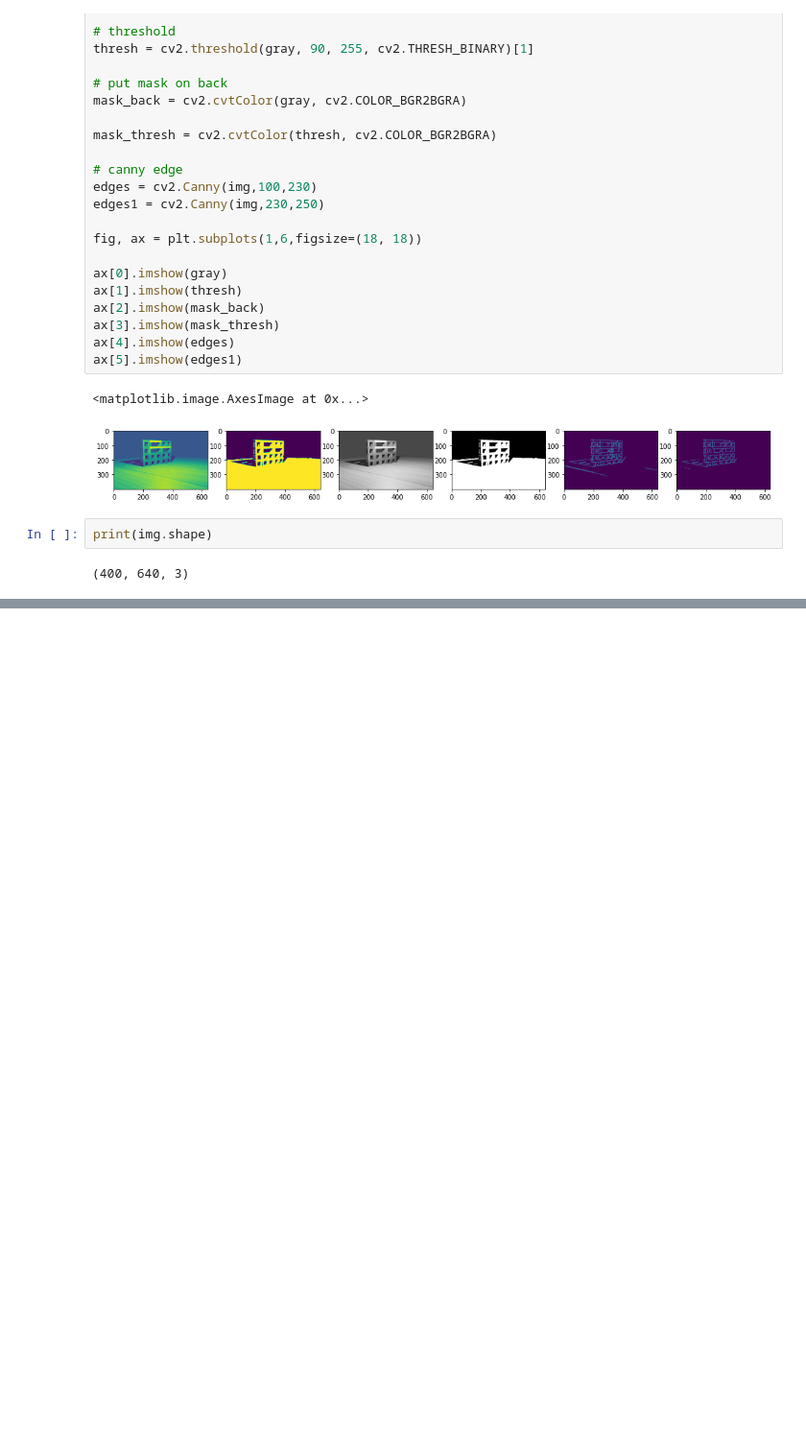
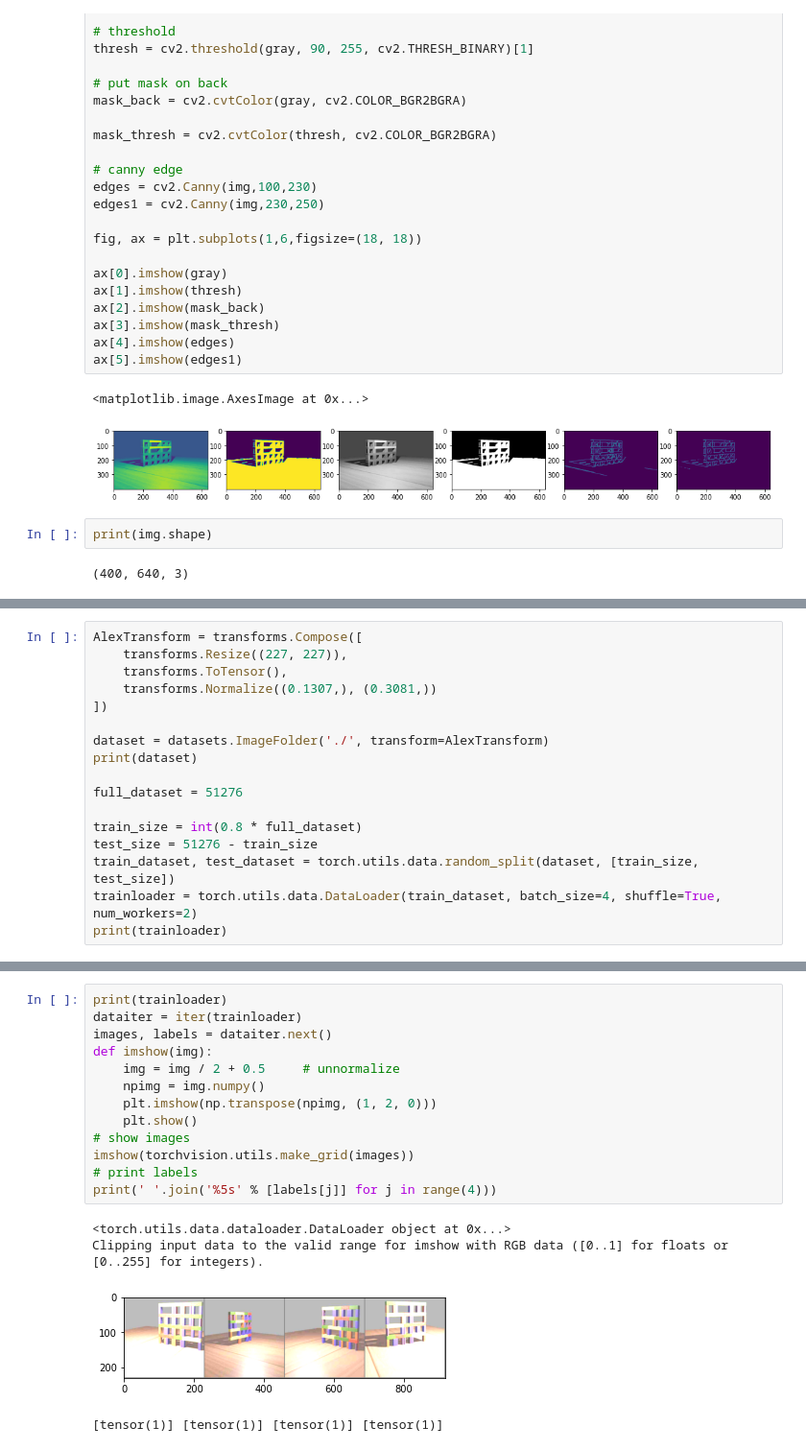
Before and after one commit to G-Gautam/AIFinalProject, a Jupyter notebook: final_christine.ipynb, the cells around one changed output, grey strips where cells are left out. Shown: that part at 96% size. Cells and saved outputs as stored; diff of their text form; blank space fills up the shorter version.

Commit message:
class for data loader

```diff
--- a/final_christine.ipynb
+++ b/final_christine.ipynb
@@ -77,0 +137,17 @@ print(img.shape)
+# %%
+AlexTransform = transforms.Compose([
+    transforms.Resize((227, 227)),
+    transforms.ToTensor(),
+    transforms.Normalize((0.1307,), (0.3081,))
+])
+
+dataset = datasets.ImageFolder('./', transform=AlexTransform)
+print(dataset)
+
+full_dataset = 51276
+
+train_size = int(0.8 * full_dataset)
+test_size = 51276 - train_size
+train_dataset, test_dataset = torch.utils.data.random_split(dataset, [train_size, test_size])
+trainloader = torch.utils.data.DataLoader(train_dataset, batch_size=4, shuffle=True, num_workers=2)
+print(trainloader)
@@ -86,2 +169,20 @@ AlexTransform = transforms.Compose([
 # %% [output]
 Using cache found in /Users/christinekim/.cache/torch/hub/pytorch_vision_v0.9.0
+# %%
+print(trainloader)
+dataiter = iter(trainloader)
+images, labels = dataiter.next()
+def imshow(img):
+    img = img / 2 + 0.5     # unnormalize
+    npimg = img.numpy()
+    plt.imshow(np.transpose(npimg, (1, 2, 0)))
+    plt.show()
+# show images
+imshow(torchvision.utils.make_grid(images))
+# print labels
+print(' '.join('%5s' % [labels[j]] for j in range(4)))
+# %% [output]
+<torch.utils.data.dataloader.DataLoader object at 0x...>
+Clipping input data to the valid range for imshow with RGB data ([0..1] for floats or [0..255] for integers).
+[figure, added]
+[tensor(1)] [tensor(1)] [tensor(1)] [tensor(1)]
```
Also changed, not shown: parts of 8 cells of this notebook.
